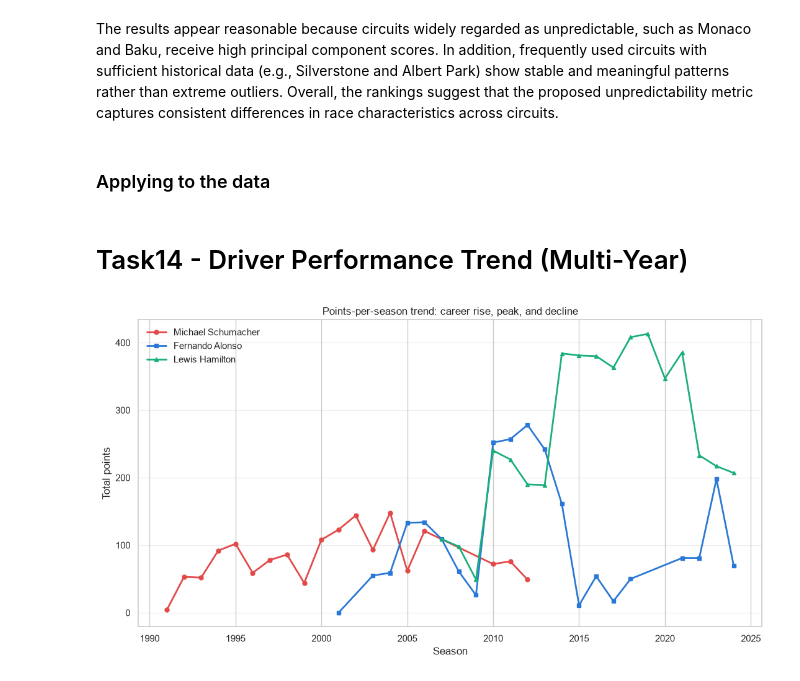
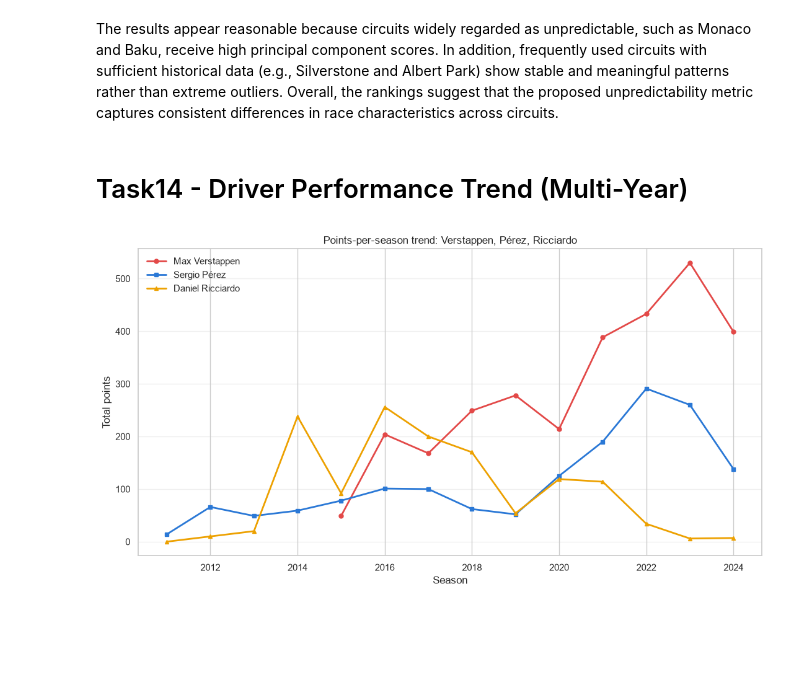
Before and after one commit to geunchankim-glitch/data-practice, a Jupyter notebook: jaeeun/task.ipynb, the cells around one changed output. Cells and saved outputs as stored; diff of their text form; code cells hidden in the pictures; blank space fills up the shorter version.

```diff
--- a/jaeeun/task.ipynb
+++ b/jaeeun/task.ipynb
@@ -1211,47 +1211,51 @@ lap_cv            0.410  0.478 -0.236 -0.055  0.724 -0.145
 | Silverstone Circuit             | UK         |         26 | 0.674 |  2.284 |
 # %% [markdown]
 The results appear reasonable because circuits widely regarded as unpredictable, such as Monaco and Baku, receive high principal component scores. In addition, frequently used circuits with sufficient historical data (e.g., Silverstone and Albert Park) show stable and meaningful patterns rather than extreme outliers. Overall, the rankings suggest that the proposed unpredictability metric captures consistent differences in race characteristics across circuits.
-# %% [markdown]
-### Applying to the data
 # %% [markdown]
 # Task14 - Driver Performance Trend (Multi-Year)
 # %%
+import pandas as pd
+import matplotlib.pyplot as plt
+
 results = pd.read_csv('data/results.csv')
 races = pd.read_csv('data/races.csv')
 drivers = pd.read_csv('data/drivers.csv')
 
 results = results.merge(races[['raceId', 'year']], on='raceId', how='left')
 drivers['driver_name'] = drivers['forename'] + ' ' + drivers['surname']
 results = results.merge(drivers[['driverId', 'driver_name']], on='driverId', how='left')
 
-# 1. 8시즌 이상 뛴 드라이버 중 3명 선택 (모두 19+ 시즌 커리어)
-chosen = ['Michael Schumacher', 'Fernando Alonso', 'Lewis Hamilton']
+# Verstappen(10seasons)
+# Pérez(14seasons)
+# Ricciardo(14seasons)
 
-# 2. 시즌별 포인트 합계
+chosen = ['Max Verstappen', 'Sergio Pérez', 'Daniel Ricciardo']
+
+# sum of the points per season for each driver
 season_points = (
     results[results['driver_name'].isin(chosen)]
     .groupby(['driver_name', 'year'])['points']
     .sum()
     .reset_index()
 )
 
 fig, ax = plt.subplots(figsize=(11, 6))
-colors = {'Michael Schumacher': '#e34948', 'Fernando Alonso': '#2a78d6', 'Lewis Hamilton': '#1baf7a'}
-markers = {'Michael Schumacher': 'o', 'Fernando Alonso': 's', 'Lewis Hamilton': '^'}
+colors = {'Max Verstappen': '#e34948', 'Sergio Pérez': '#2a78d6', 'Daniel Ricciardo': '#eda100'}
+markers = {'Max Verstappen': 'o', 'Sergio Pérez': 's', 'Daniel Ricciardo': '^'}
 
 for driver in chosen:
     d = season_points[season_points['driver_name'] == driver].sort_values('year')
     ax.plot(d['year'], d['points'], marker=markers[driver], label=driver,
             color=colors[driver], linewidth=2, markersize=5)
 
 ax.set_xlabel('Season')
 ax.set_ylabel('Total points')
-ax.set_title('Points-per-season trend: career rise, peak, and decline')
+ax.set_title('Points-per-season trend: Verstappen, Pérez, Ricciardo')
 ax.legend(loc='upper left', frameon=False)
 ax.grid(axis='y', alpha=0.3)
 
 plt.tight_layout()
 plt.savefig('jaeeun/output/chart4_driver_trends.png', dpi=150)
 plt.show()
 # %% [output]
-[figure, old version]
+[figure, new version]
```
Also changed, not shown: parts of 45 cells of this notebook.
